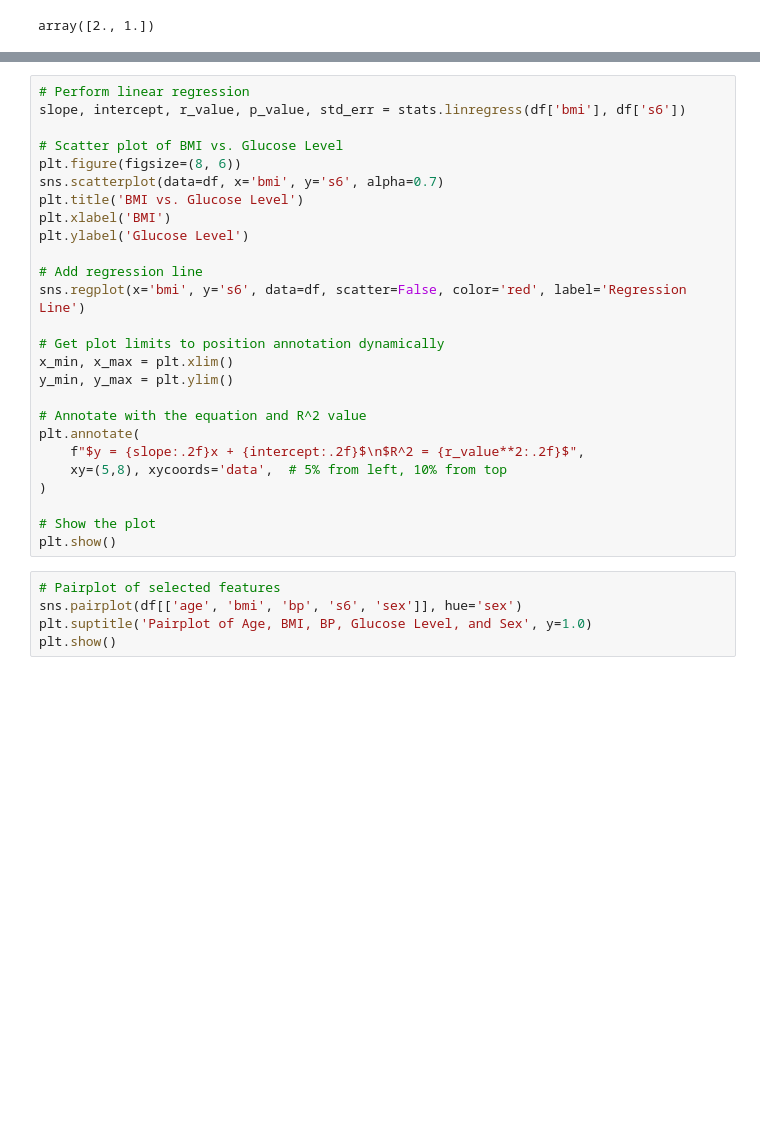
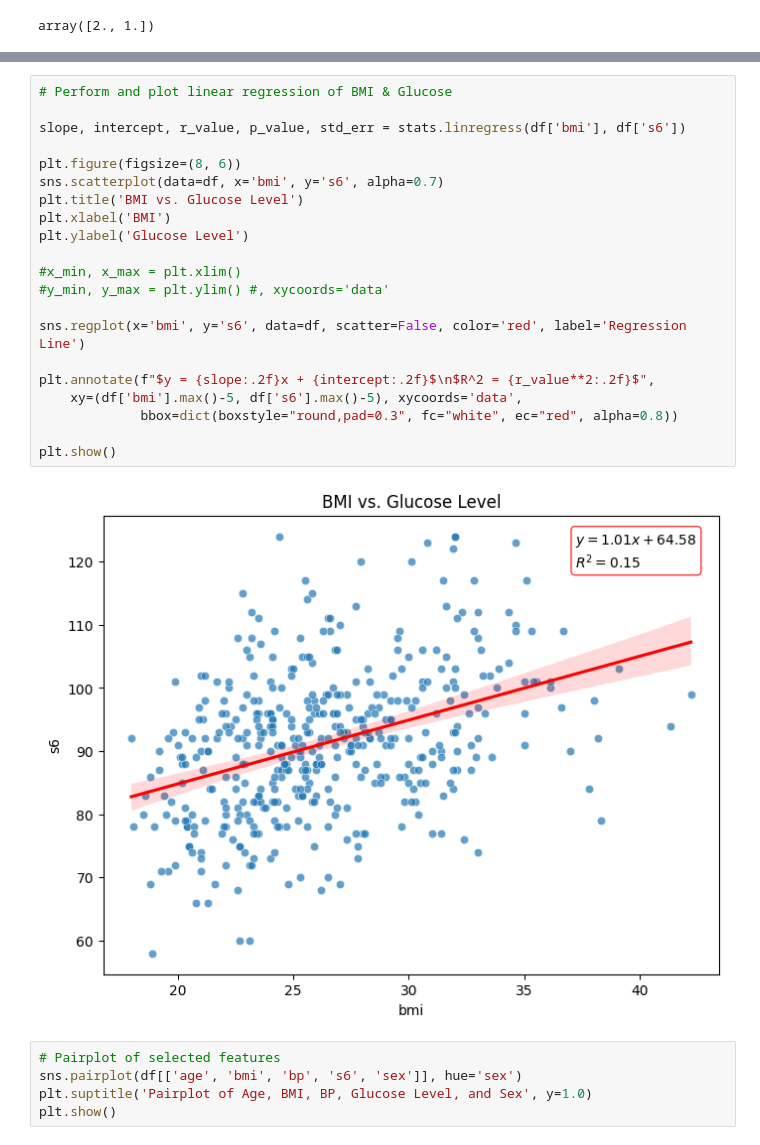
Before and after one commit to sarahajbane/notebooks, a Jupyter notebook: sklearn_diabetes.ipynb, the cells around one changed output, grey strips where cells are left out. Saved outputs shown, nothing was run; the diff lists cells and outputs as text; blank space fills up the shorter version.

```diff
--- a/sklearn_diabetes.ipynb
+++ b/sklearn_diabetes.ipynb
@@ -149,29 +151,26 @@ plt.show()
 # %%
-# Perform linear regression
+# Perform and plot linear regression of BMI & Glucose
+
 slope, intercept, r_value, p_value, std_err = stats.linregress(df['bmi'], df['s6'])
 
-# Scatter plot of BMI vs. Glucose Level
 plt.figure(figsize=(8, 6))
 sns.scatterplot(data=df, x='bmi', y='s6', alpha=0.7)
 plt.title('BMI vs. Glucose Level')
 plt.xlabel('BMI')
 plt.ylabel('Glucose Level')
 
-# Add regression line
+#x_min, x_max = plt.xlim()
+#y_min, y_max = plt.ylim() #, xycoords='data'
+
 sns.regplot(x='bmi', y='s6', data=df, scatter=False, color='red', label='Regression Line')
 
-# Get plot limits to position annotation dynamically
-x_min, x_max = plt.xlim()
-y_min, y_max = plt.ylim()
+plt.annotate(f"$y = {slope:.2f}x + {intercept:.2f}$\n$R^2 = {r_value**2:.2f}$",
+    xy=(df['bmi'].max()-5, df['s6'].max()-5), xycoords='data',
+             bbox=dict(boxstyle="round,pad=0.3", fc="white", ec="red", alpha=0.8))
 
-# Annotate with the equation and R^2 value
-plt.annotate(
-    f"$y = {slope:.2f}x + {intercept:.2f}$\n$R^2 = {r_value**2:.2f}$",
-    xy=(5,8), xycoords='data',  # 5% from left, 10% from top
-)
-
-# Show the plot
 plt.show()
+# %% [output]
+[figure, added]
 # %%
 # Pairplot of selected features
 sns.pairplot(df[['age', 'bmi', 'bp', 's6', 'sex']], hue='sex')
```
Also changed, not shown: parts of 9 cells of this notebook.
